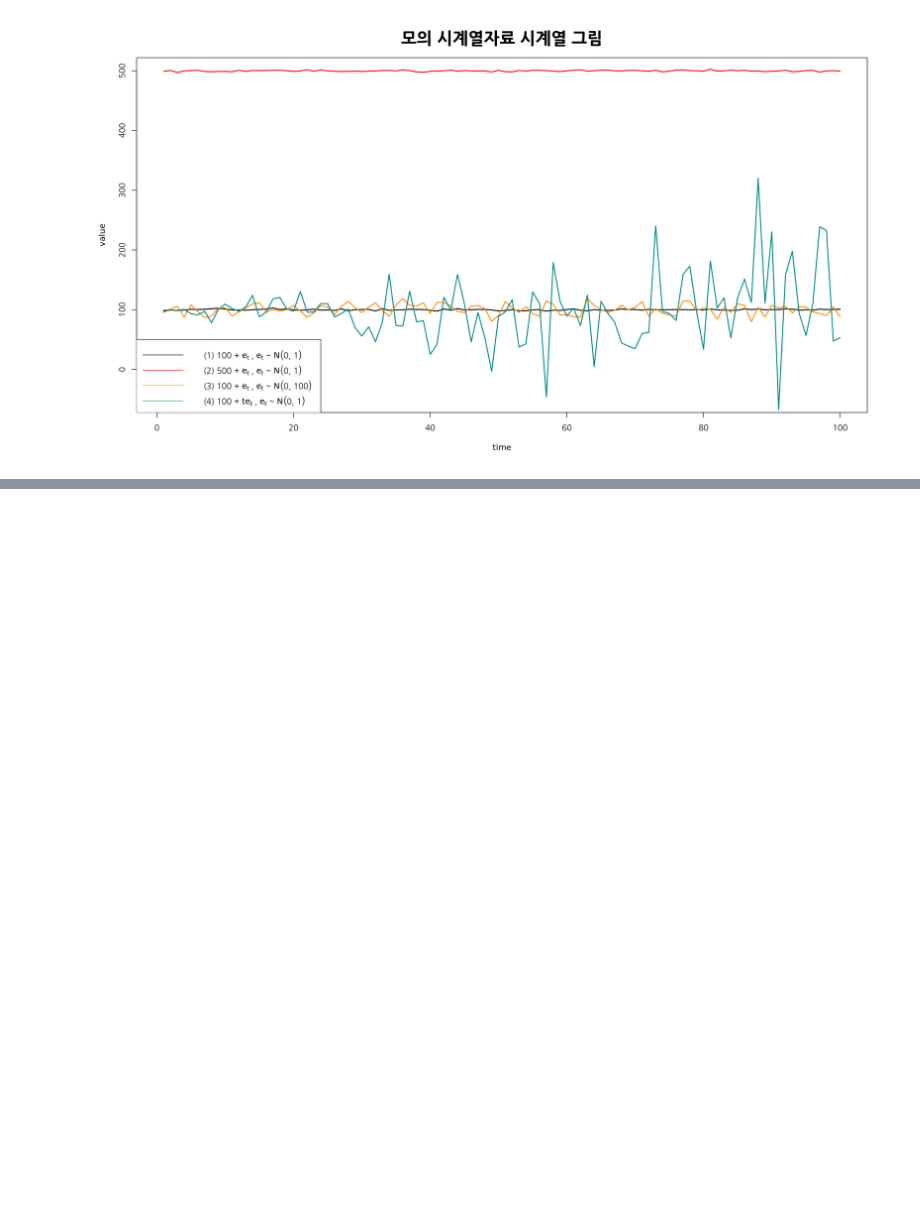
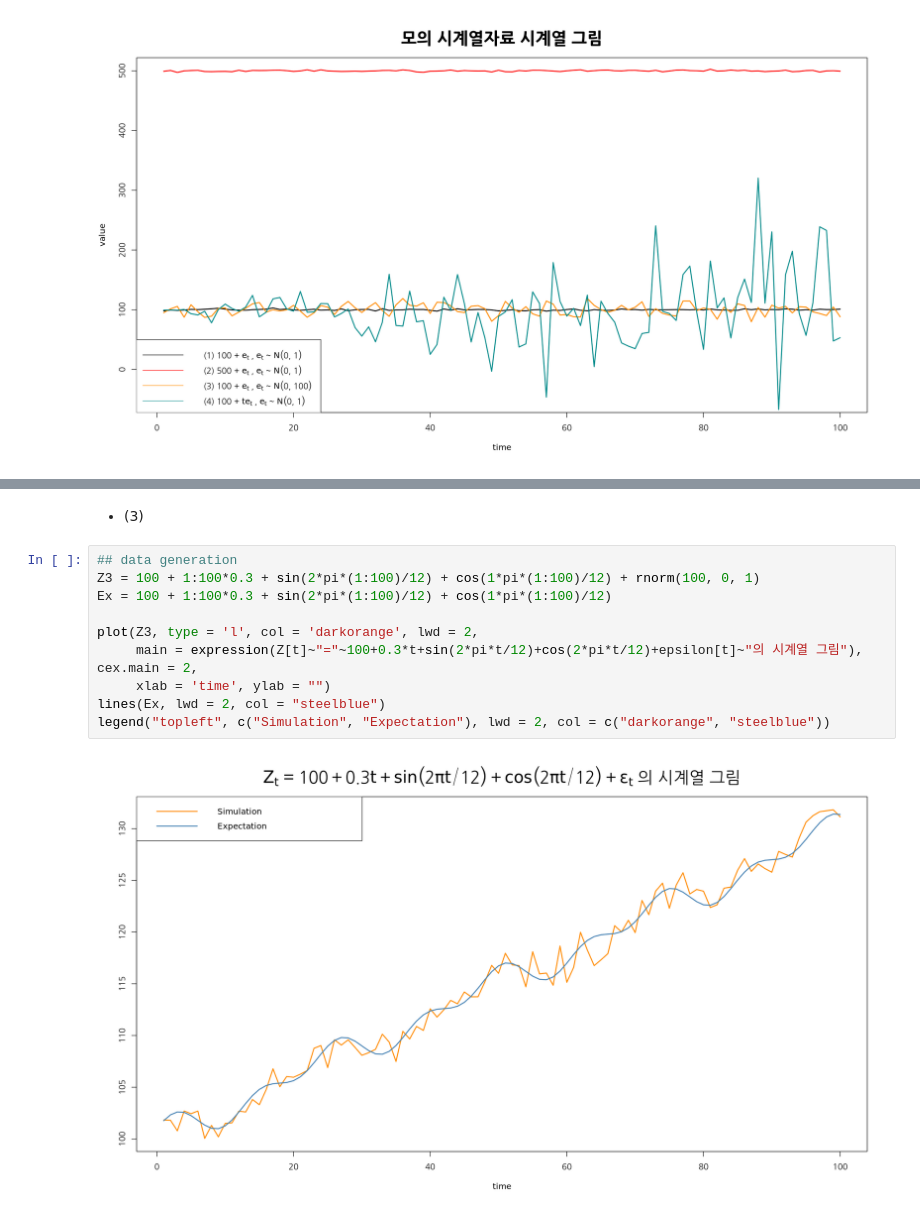
Before and after one commit to HollyRiver/TS2024, a Jupyter notebook: hw/code.ipynb, the cells around one changed output, grey strips where cells are left out. Saved outputs shown, nothing was run; the diff lists cells and outputs as text; blank space fills up the shorter version.

```diff
--- a/hw/code.ipynb
+++ b/hw/code.ipynb
@@ -84,0 +118,14 @@ legend(c(expression('(1)'~100~"+"~e[t]~","~e[t]~"~"~N(0, 1)),
+# %% [markdown]
+* (3)
+# %%
+## data generation
+Z3 = 100 + 1:100*0.3 + sin(2*pi*(1:100)/12) + cos(1*pi*(1:100)/12) + rnorm(100, 0, 1)
+Ex = 100 + 1:100*0.3 + sin(2*pi*(1:100)/12) + cos(1*pi*(1:100)/12)
+
+plot(Z3, type = 'l', col = 'darkorange', lwd = 2,
+     main = expression(Z[t]~"="~100+0.3*t+sin(2*pi*t/12)+cos(2*pi*t/12)+epsilon[t]~"의 시계열 그림"), cex.main = 2,
+     xlab = 'time', ylab = "")
+lines(Ex, lwd = 2, col = "steelblue")
+legend("topleft", c("Simulation", "Expectation"), lwd = 2, col = c("darkorange", "steelblue"))
+# %% [output]
+[figure, added]
```
Also changed, not shown: parts of 10 cells of this notebook, 56 other files.
